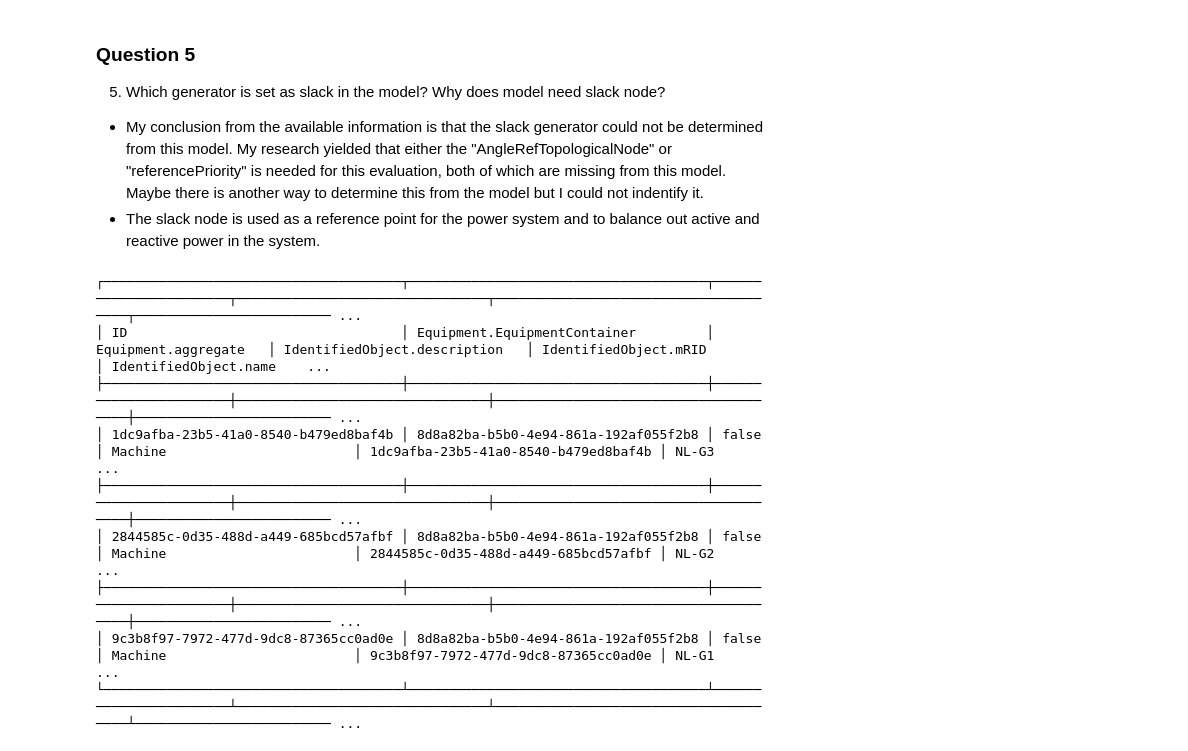
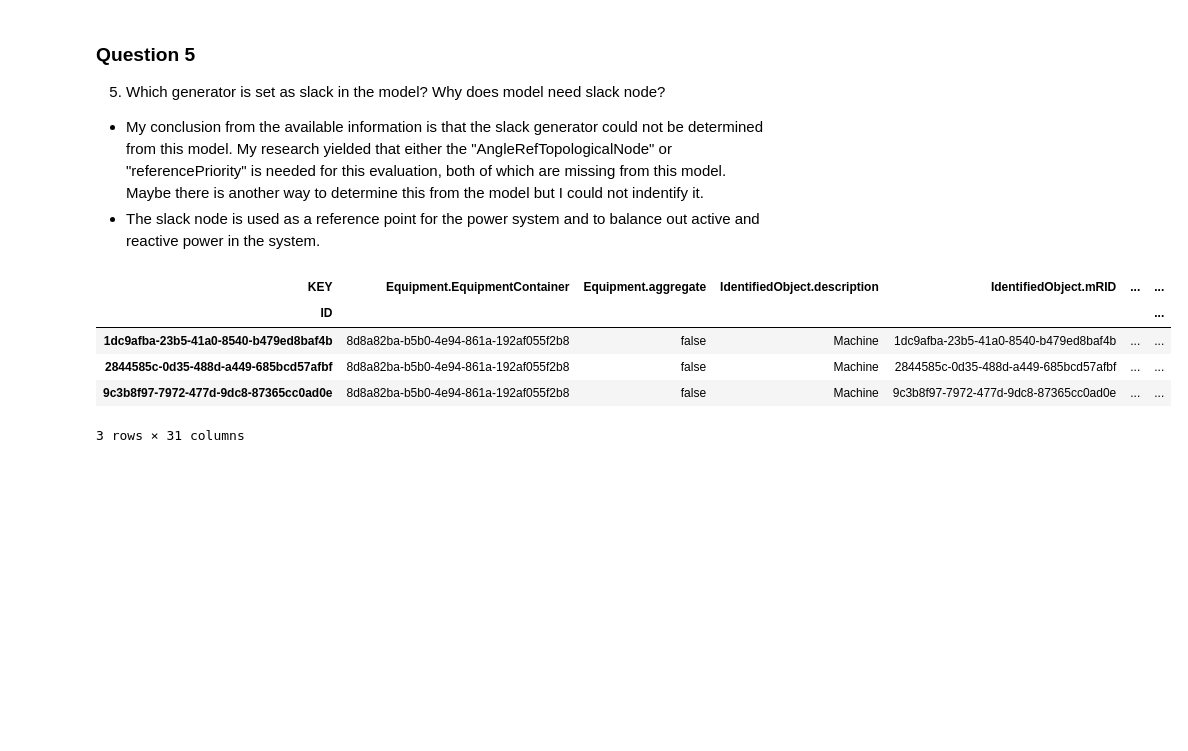
Before and after one commit to KevinRapo/Test_tasks_RCC_KevinRapo, a Jupyter notebook: task2/task2_.ipynb, the cells around one changed output. Saved outputs shown, nothing was run; the diff lists cells and outputs as text; code cells hidden in the pictures; blank space fills up the shorter version.

```diff
--- a/task2/task2_.ipynb
+++ b/task2/task2_.ipynb
@@ -288,17 +273,14 @@ df.type_tableview("CurrentLimit")
 - My conclusion from the available information is that the slack generator could not be determined from this model. My research yielded that either the "AngleRefTopologicalNode" or "referencePriority" is needed for this evaluation, both of which are missing from this model. Maybe there is another way to determine this from the model but I could not indentify it.
 - The slack node is used as a reference point for the power system and to balance out active and reactive power in the system.
 # %%
-format(df_power_factor) # reusing the variable from Q1
+df_power_factor # reusing the variable from Q1
 # %% [output]
+| KEY | Equipment.EquipmentContainer | Equipment.aggregate | IdentifiedObject.description | IdentifiedObject.mRID | ... | ... |
+| ID |  |  |  |  |  | ... |
+| 1dc9afba-23b5-41a0-8540-b479ed8baf4b | 8d8a82ba-b5b0-4e94-861a-192af055f2b8 | false | Machine | 1dc9afba-23b5-41a0-8540-b479ed8baf4b | ... | ... |
+| 2844585c-0d35-488d-a449-685bcd57afbf | 8d8a82ba-b5b0-4e94-861a-192af055f2b8 | false | Machine | 2844585c-0d35-488d-a449-685bcd57afbf | ... | ... |
+| 9c3b8f97-7972-477d-9dc8-87365cc0ad0e | 8d8a82ba-b5b0-4e94-861a-192af055f2b8 | false | Machine | 9c3b8f97-7972-477d-9dc8-87365cc0ad0e | ... | ... |
-┌──────────────────────────────────────┬──────────────────────────────────────┬───────────────────────┬────────────────────────────────┬──────────────────────────────────────┬───────────────────────── ...
-│ ID                                   │ Equipment.EquipmentContainer         │ Equipment.aggregate   │ IdentifiedObject.description   │ IdentifiedObject.mRID                │ IdentifiedObject.name    ...
-├──────────────────────────────────────┼──────────────────────────────────────┼───────────────────────┼────────────────────────────────┼──────────────────────────────────────┼───────────────────────── ...
-│ 1dc9afba-23b5-41a0-8540-b479ed8baf4b │ 8d8a82ba-b5b0-4e94-861a-192af055f2b8 │ false                 │ Machine                        │ 1dc9afba-23b5-41a0-8540-b479ed8baf4b │ NL-G3                    ...
-├──────────────────────────────────────┼──────────────────────────────────────┼───────────────────────┼────────────────────────────────┼──────────────────────────────────────┼───────────────────────── ...
-│ 2844585c-0d35-488d-a449-685bcd57afbf │ 8d8a82ba-b5b0-4e94-861a-192af055f2b8 │ false                 │ Machine                        │ 2844585c-0d35-488d-a449-685bcd57afbf │ NL-G2                    ...
-├──────────────────────────────────────┼──────────────────────────────────────┼───────────────────────┼────────────────────────────────┼──────────────────────────────────────┼───────────────────────── ...
-│ 9c3b8f97-7972-477d-9dc8-87365cc0ad0e │ 8d8a82ba-b5b0-4e94-861a-192af055f2b8 │ false                 │ Machine                        │ 9c3b8f97-7972-477d-9dc8-87365cc0ad0e │ NL-G1                    ...
-└──────────────────────────────────────┴──────────────────────────────────────┴───────────────────────┴────────────────────────────────┴──────────────────────────────────────┴───────────────────────── ...
+3 rows × 31 columns
 # %% [markdown]
 ### Question 6
 1.	Find mistakes in the model (both semantic, power system related and logical errors are present)
```
Also changed, not shown: parts of 9 cells of this notebook, 1 other file.
